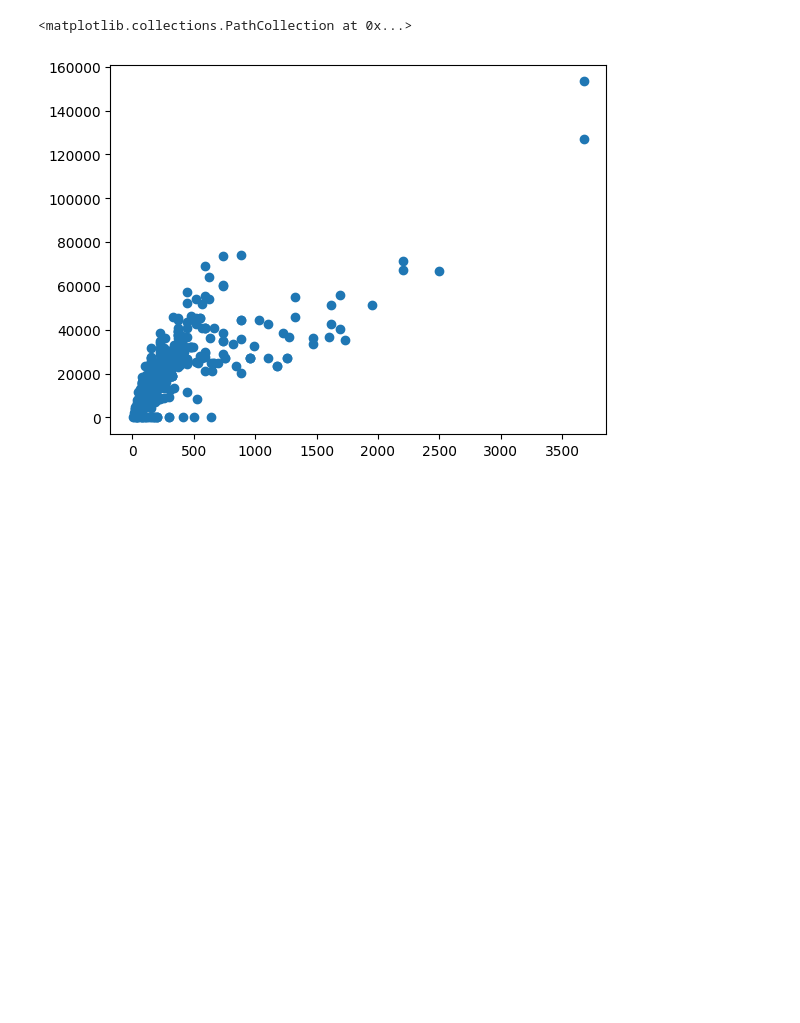
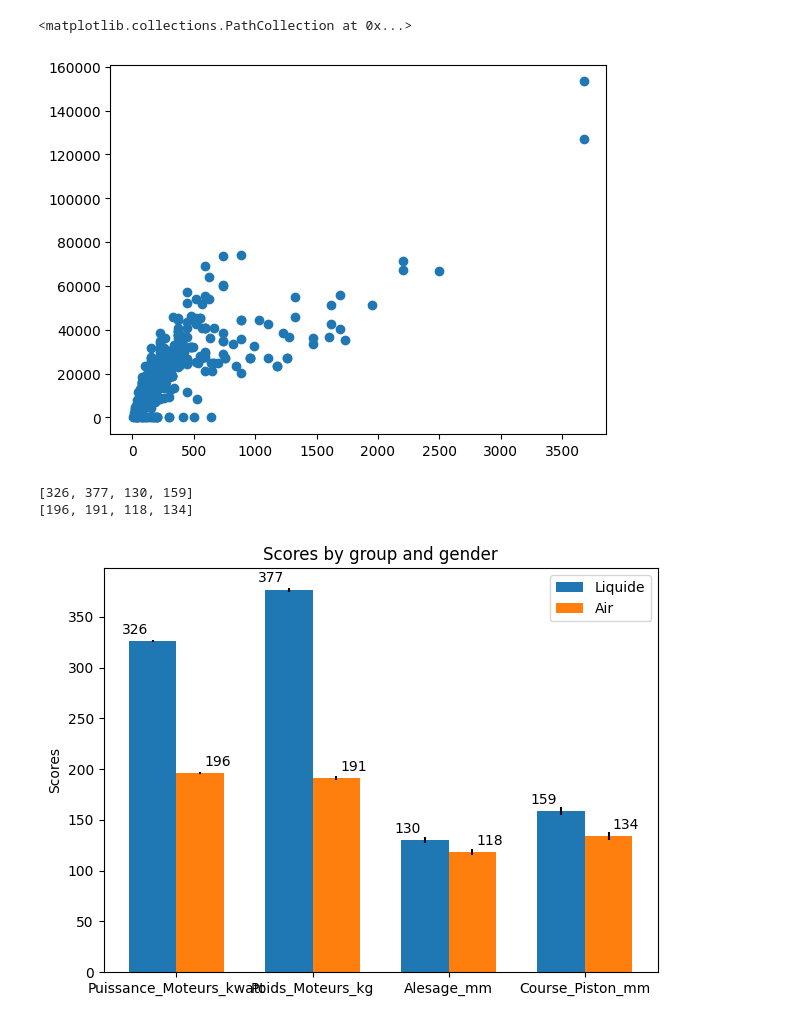
Before and after one commit to Paulciapello/Projet_Info_L2, a Jupyter notebook: main.ipynb, the cells around one changed output. Cells and saved outputs as stored; diff of their text form; code cells hidden in the pictures; blank space fills up the shorter version.

Commit message:
Graph

```diff
--- a/main.ipynb
+++ b/main.ipynb
@@ -187,3 +182,72 @@ plt.scatter(df['Puissance_Moteurs_kwatt'],df['Cylindrées_cm^3'])
 # %% [output]
 <matplotlib.collections.PathCollection at 0x...>
 [figure]
+# %%
+
+
+df_L = df[df['Refroidissement'] == 'L']
+df_A = df[df['Refroidissement'] == 'A']
+
+df_L_x = df_L.loc[:, ['Puissance_Moteurs_kwatt', 'Poids_Moteurs_kg','Alesage_mm','Course_Piston_mm']]
+df_A_x = df_A.loc[:, ['Puissance_Moteurs_kwatt', 'Poids_Moteurs_kg','Alesage_mm','Course_Piston_mm']]
+Moyennes_L = df_L_x.mean(numeric_only=True).tolist()
+Moyennes_A = df_A_x.mean(numeric_only=True).tolist()
+
+Moyennes_L = list(map(int, Moyennes_L))
+Moyennes_A = list(map(int, Moyennes_A))
+
+
+print(Moyennes_L)
+print(Moyennes_A)
+# %% [output]
+[326, 377, 130, 159]
+[196, 191, 118, 134]
+# %%
+ men_std = (1,2,3,4)
+women_std = (1,2,3,4)
+
+ind = np.arange(len(Moyennes_L))  # the x locations for the groups
+width = 0.35  # the width of the bars
+
+fig, ax = plt.subplots()
+rects1 = ax.bar(ind - width/2, Moyennes_L ,width, yerr=men_std,
+                label='Liquide')
+rects2 = ax.bar(ind + width/2, Moyennes_A, width, yerr=women_std,
+                label='Air')
+
+# Add some text for labels, title and custom x-axis tick labels, etc.
+ax.set_ylabel('Scores')
+ax.set_title('Scores by group and gender')
+ax.set_xticks(ind)
+ax.set_xticklabels(('Puissance_Moteurs_kwatt', 'Poids_Moteurs_kg','Alesage_mm','Course_Piston_mm'))
+ax.legend()
+
+
+def autolabel(rects, xpos='center'):
+    """
+    Attach a text label above each bar in *rects*, displaying its height.
+
+    *xpos* indicates which side to place the text w.r.t. the center of
+    the bar. It can be one of the following {'center', 'right', 'left'}.
+    """
+
+    ha = {'center': 'center', 'right': 'left', 'left': 'right'}
+    offset = {'center': 0, 'right': 1, 'left': -1}
+
+    for rect in rects:
+        height = rect.get_height()
+        ax.annotate('{}'.format(height),
+                    xy=(rect.get_x() + rect.get_width() / 2, height),
+                    xytext=(offset[xpos]*3, 3),  # use 3 points offset
+                    textcoords="offset points",  # in both directions
+                    ha=ha[xpos], va='bottom')
+
+
+autolabel(rects1, "left")
+autolabel(rects2, "right")
+
+fig.tight_layout()
+
+plt.show()
+# %% [output]
+[figure, added]
```
Also changed, not shown: parts of 4 cells of this notebook.
